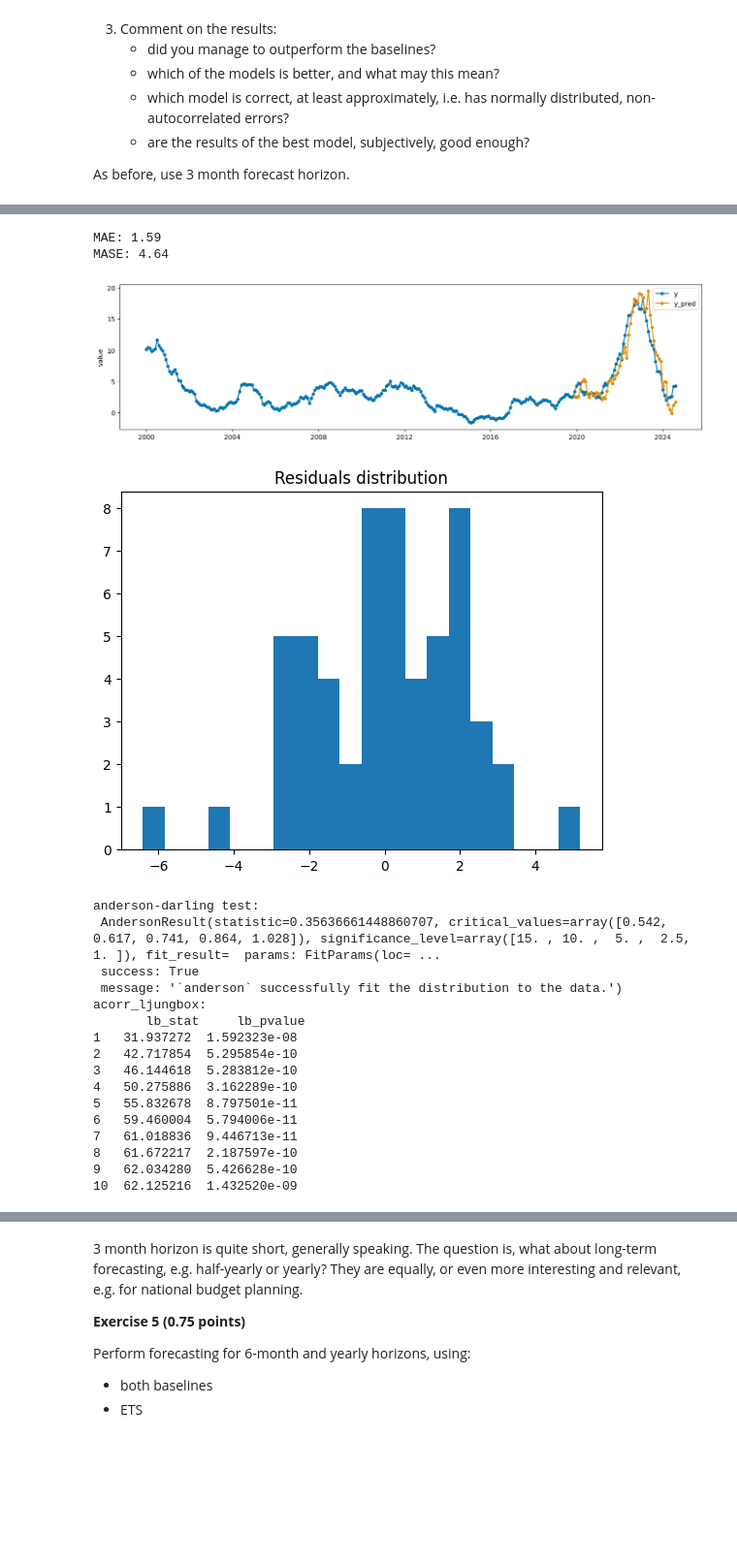
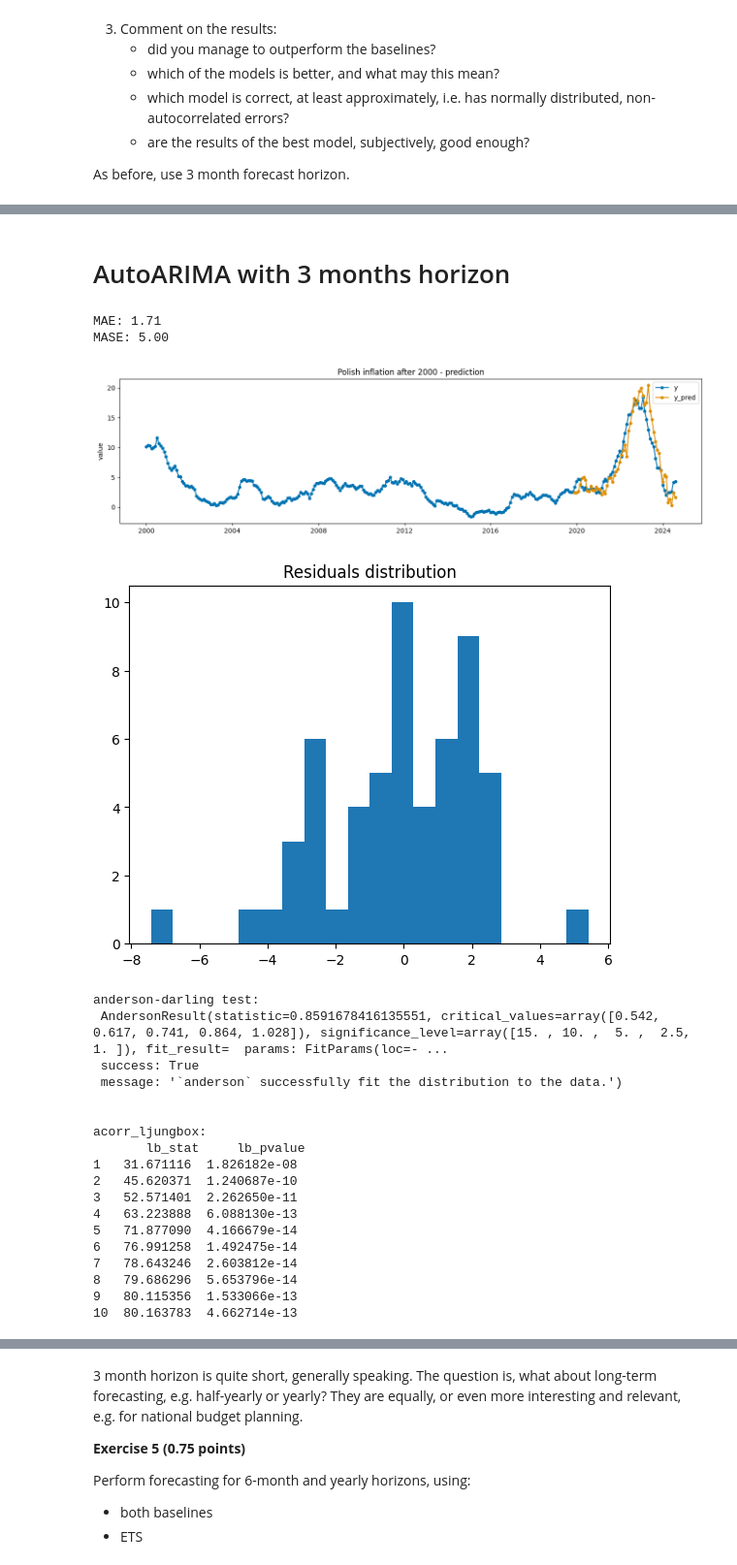
Before and after one commit to Mon4/UM, a Jupyter notebook: lab4/lab1_statistical_models/notebook_empty.ipynb, the cells around one changed output, grey strips where cells are left out. Shown at 97% size. Cells and saved outputs as stored; diff of their text form; code cells hidden in the pictures; blank space fills up the shorter version.

```diff
--- a/lab4/lab1_statistical_models/notebook_empty.ipynb
+++ b/lab4/lab1_statistical_models/notebook_empty.ipynb
@@ -222,8 +226,10 @@ def evaluate_model(
     if plot_forecasts:
         y_true = data[y_pred.index]
         plot_series(data, y_pred, labels=["y", "y_pred"])
+        plt.title('Polish inflation after 2000 - prediction')
         plt.show()
         plt.clf()
+
 
     if analyze_residuals:
         y_true = data[y_pred.index]
@@ -232,6 +238,6 @@ def evaluate_model(
         plt.title("Residuals distribution")
         plt.show()
         print('anderson-darling test:\n', anderson(residual, dist='norm'))
-        print('acorr_ljungbox:\n', acorr_ljungbox(residual))
+        print('\n\nacorr_ljungbox:\n', acorr_ljungbox(residual))
 # %%
 from sktime.forecasting.naive import NaiveForecaster
@@ -327,29 +360,33 @@ acorr_ljungbox:
 8   61.672217  2.187597e-10
 9   62.034280  5.426628e-10
 10  62.125216  1.432520e-09
+# %% [markdown]
+# AutoARIMA with 3 months horizon
 # %%
 from sktime.forecasting.statsforecast import StatsForecastAutoARIMA
 autoarima = StatsForecastAutoARIMA(seasonal=False)
-evaluate_model(data=df, horizon=3, model=autoets, plot_forecasts=True, analyze_residuals=True)
+evaluate_model(data=df, horizon=3, model=autoarima, plot_forecasts=True, analyze_residuals=True)
 # %% [output]
-MAE: 1.59
-MASE: 4.64
+MAE: 1.71
+MASE: 5.00
-[figure, old version]
+[figure, new version]
-[figure, old version]
+[figure, new version]
 anderson-darling test:
- AndersonResult(statistic=0.35636661448860707, critical_values=array([0.542, 0.617, 0.741, 0.864, 1.028]), significance_level=array([15. , 10. ,  5. ,  2.5,  1. ]), fit_result=  params: FitParams(loc= ...
+ AndersonResult(statistic=0.8591678416135551, critical_values=array([0.542, 0.617, 0.741, 0.864, 1.028]), significance_level=array([15. , 10. ,  5. ,  2.5,  1. ]), fit_result=  params: FitParams(loc=- ...
  success: True
  message: '`anderson` successfully fit the distribution to the data.')
+
+
 acorr_ljungbox:
        lb_stat     lb_pvalue
-1   31.937272  1.592323e-08
-2   42.717854  5.295854e-10
-3   46.144618  5.283812e-10
-4   50.275886  3.162289e-10
-5   55.832678  8.797501e-11
-6   59.460004  5.794006e-11
-7   61.018836  9.446713e-11
-8   61.672217  2.187597e-10
-9   62.034280  5.426628e-10
-10  62.125216  1.432520e-09
+1   31.671116  1.826182e-08
+2   45.620371  1.240687e-10
+3   52.571401  2.262650e-11
+4   63.223888  6.088130e-13
+5   71.877090  4.166679e-14
+6   76.991258  1.492475e-14
+7   78.643246  2.603812e-14
+8   79.686296  5.653796e-14
+9   80.115356  1.533066e-13
+10  80.163783  4.662714e-13
 # %% [markdown]
```
Also changed, not shown: parts of 25 cells of this notebook.
